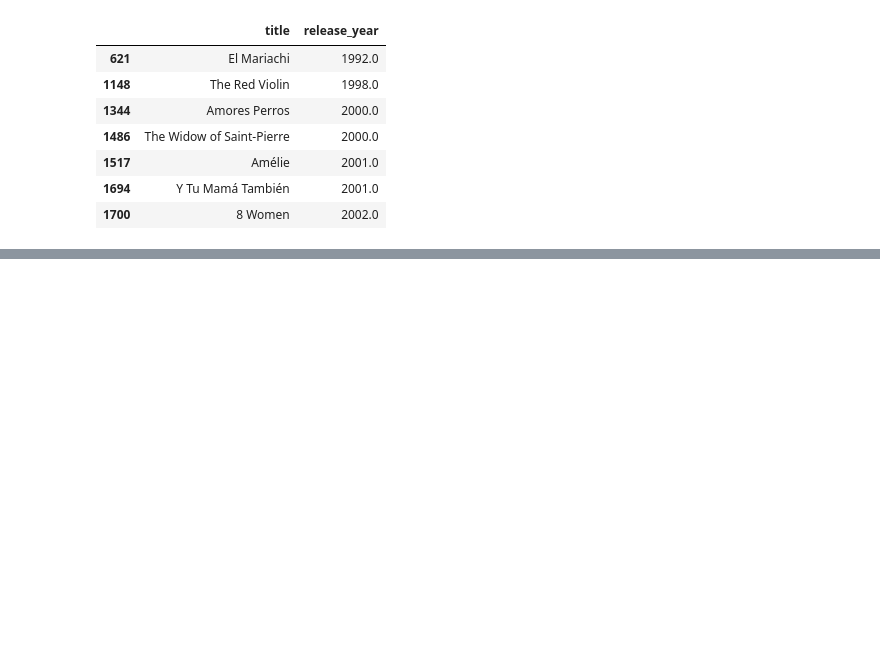
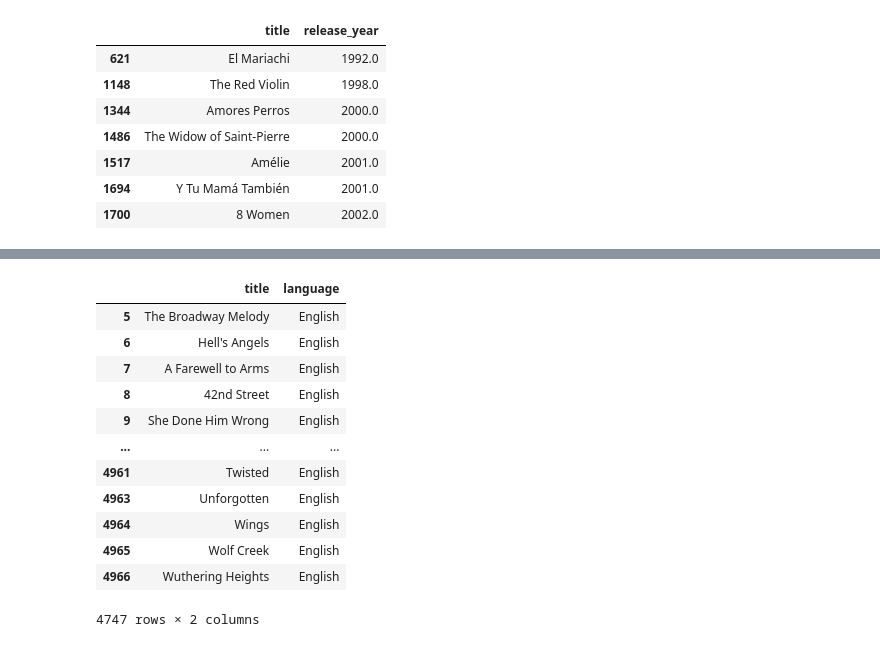
Before and after one commit to ishtiakrongon/Learning-Python, a Jupyter notebook: Basic Data Exploration with Pandas.ipynb, the cells around one changed output, grey strips where cells are left out. Cells and saved outputs as stored; diff of their text form; code cells hidden in the pictures; blank space fills up the shorter version.

```diff
--- a/Basic Data Exploration with Pandas.ipynb
+++ b/Basic Data Exploration with Pandas.ipynb
@@ -319,0 +381,18 @@ df.head(7)
+# %%
+# Get the title and language of all films which were in English, Spanish, or French
+language_filtering = films.loc[:, ["title", "language"]] [(films["language"] == "English") | (films["language"] == "Spanish") | (films["language"] == "French")]
+language_filtering
+# %% [output]
+|  | title | language |
+| 5 | The Broadway Melody | English |
+| 6 | Hell's Angels | English |
+| 7 | A Farewell to Arms | English |
+| 8 | 42nd Street | English |
+| 9 | She Done Him Wrong | English |
+| ... | ... | ... |
+| 4961 | Twisted | English |
+| 4963 | Unforgotten | English |
+| 4964 | Wings | English |
+| 4965 | Wolf Creek | English |
+| 4966 | Wuthering Heights | English |
+4747 rows × 2 columns
```
Also changed, not shown: parts of 7 cells of this notebook.
